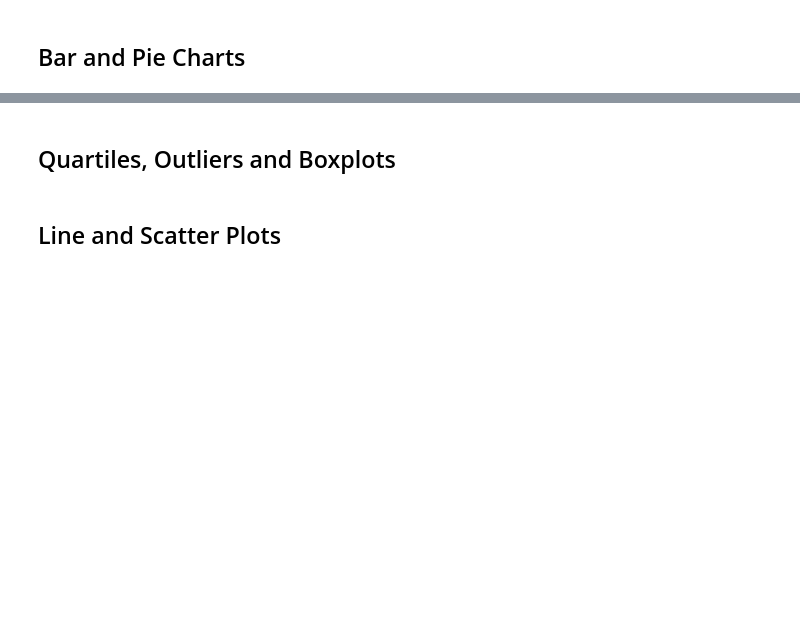
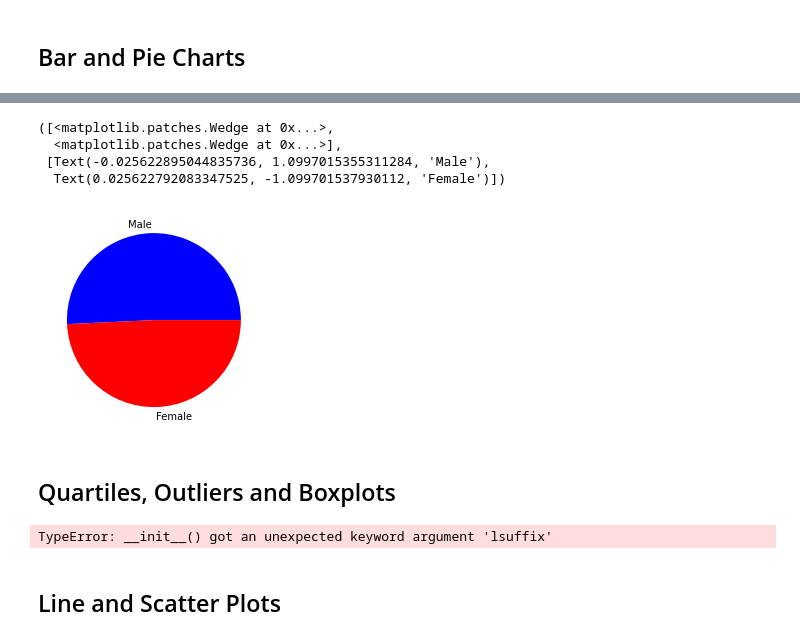
Before and after one commit to NoahGoldstein13/Matplotlib-Challenge, a Jupyter notebook: pymaceuticals_starter.ipynb, the cells around one changed output, grey strips where cells are left out. Saved outputs shown, nothing was run; the diff lists cells and outputs as text; code cells hidden in the pictures; blank space fills up the shorter version.

```diff
--- a/pymaceuticals_starter.ipynb
+++ b/pymaceuticals_starter.ipynb
@@ -129,5 +162,16 @@ summary_stats_df
 # %%
 # Generate a pie plot showing the distribution of female versus male mice using pyplot
+labels = ["Male", "Female"]
+size = [958,930]
+colors = ['b','r']
+
+plt.pie(size, labels=labels, colors=colors)
+# %% [output]
+([<matplotlib.patches.Wedge at 0x...>,
+  <matplotlib.patches.Wedge at 0x...>],
+ [Text(-0.025622895044835736, 1.0997015355311284, 'Male'),
+  Text(0.025622792083347525, -1.099701537930112, 'Female')])
+[figure, added]
 # %% [markdown]
 ## Quartiles, Outliers and Boxplots
 # %%
@@ -135,9 +179,17 @@ summary_stats_df
 # Capomulin, Ramicane, Infubinol, and Ceftamin
 
 # Start by getting the last (greatest) timepoint for each mouse
+max_tp_group = clean_mouse_df.groupby("Mouse ID")["Timepoint"].max()
+max_tp_group_df = pd.DataFrame(max_tp_group,lsuffix='str')
+max_tp_group_df
 
+new_df = max_tp_group_df.join(mouse_merge_df)
 
 # Merge this group df with the original dataframe to get the tumor volume at the last timepoint
+# new_df = pd.merge(mouse_merge_df, max_tp_group, on='Timepoint', how="outer")
+# new_df
+# %% [output]
+TypeError: __init__() got an unexpected keyword argument 'lsuffix'
 # %%
 # Put treatments into a list for for loop (and later for plot labels)
 
```
Also changed, not shown: parts of 7 cells of this notebook.
